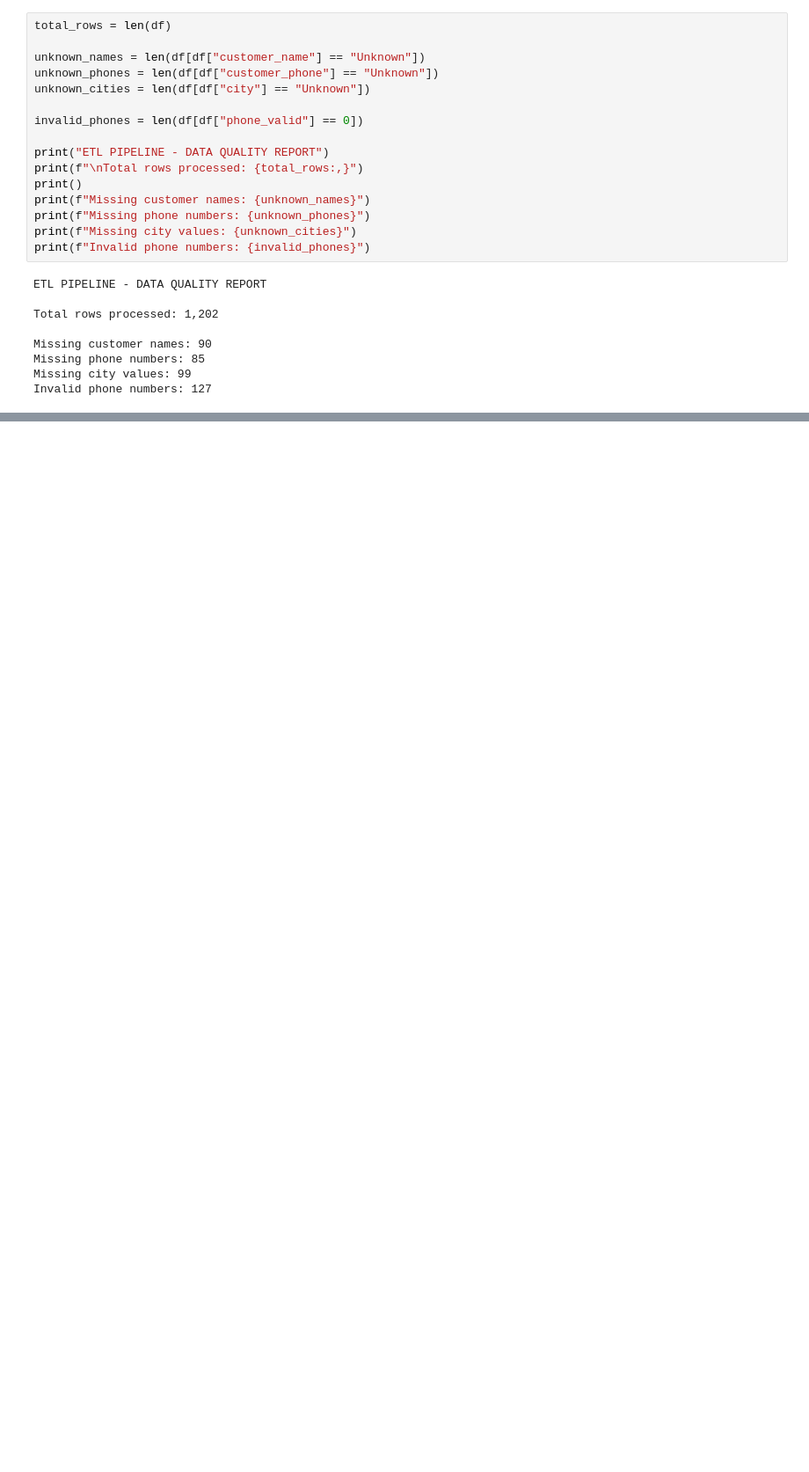
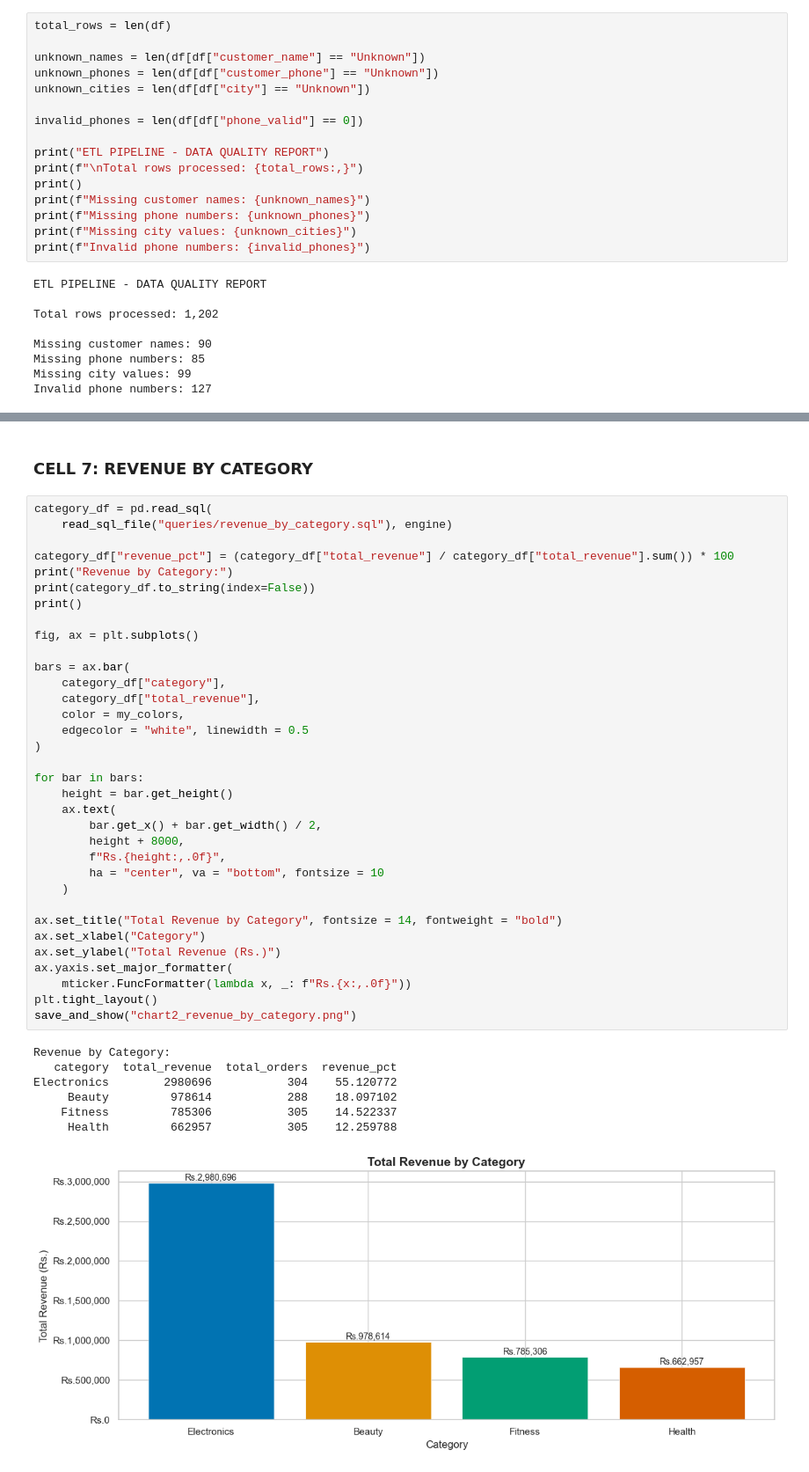
Before and after one commit to pragnika-labs/ecommerce-inventory-pipeline, a Jupyter notebook: analysis/insights.ipynb, the cells around one changed output, grey strips where cells are left out. Shown at 88% size. Saved outputs shown, nothing was run; the diff lists cells and outputs as text; blank space fills up the shorter version.

```diff
--- a/analysis/insights.ipynb
+++ b/analysis/insights.ipynb
@@ -132,0 +269,44 @@ Invalid phone numbers: 127
+# %% [markdown]
+### **CELL 7: REVENUE BY CATEGORY**
+# %%
+category_df = pd.read_sql(
+    read_sql_file("queries/revenue_by_category.sql"), engine)
+
+category_df["revenue_pct"] = (category_df["total_revenue"] / category_df["total_revenue"].sum()) * 100
+print("Revenue by Category:")
+print(category_df.to_string(index=False))
+print()
+
+fig, ax = plt.subplots()
+
+bars = ax.bar(
+    category_df["category"],
+    category_df["total_revenue"],
+    color = my_colors,
+    edgecolor = "white", linewidth = 0.5
+)
+
+for bar in bars:
+    height = bar.get_height()
+    ax.text(
+        bar.get_x() + bar.get_width() / 2,
+        height + 8000,
+        f"Rs.{height:,.0f}",
+        ha = "center", va = "bottom", fontsize = 10
+    )
+
+ax.set_title("Total Revenue by Category", fontsize = 14, fontweight = "bold")
+ax.set_xlabel("Category")
+ax.set_ylabel("Total Revenue (Rs.)")
+ax.yaxis.set_major_formatter(
+    mticker.FuncFormatter(lambda x, _: f"Rs.{x:,.0f}"))
+plt.tight_layout()
+save_and_show("chart2_revenue_by_category.png")
+# %% [output]
+Revenue by Category:
+   category  total_revenue  total_orders  revenue_pct
+Electronics        2980696           304    55.120772
+     Beauty         978614           288    18.097102
+    Fitness         785306           305    14.522337
+     Health         662957           305    12.259788
+[figure, added]
```
Also changed, not shown: parts of 12 cells of this notebook, 3 other files.
